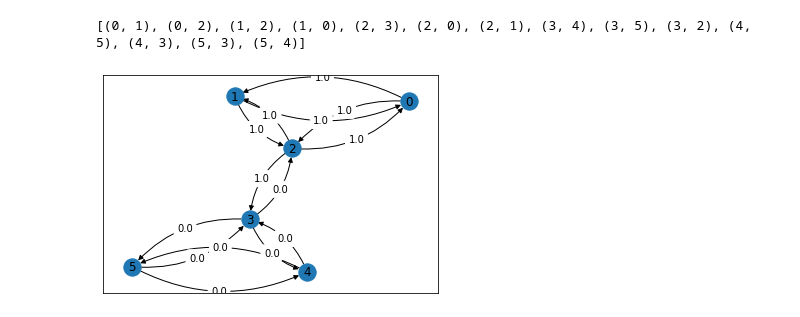
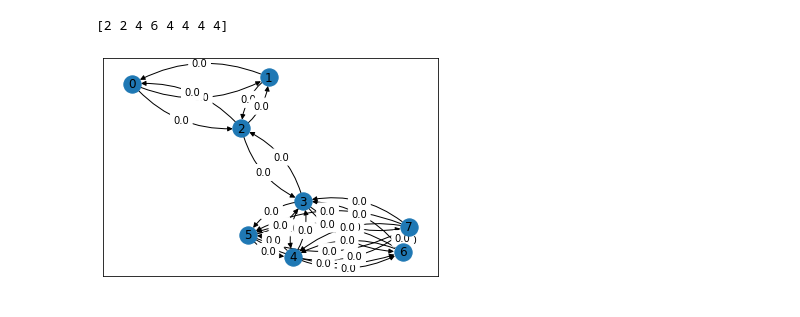
Before and after one commit to Tshou1219/qba, a Jupyter notebook: main.ipynb, the cells around one changed output. Cells and saved outputs as stored; diff of their text form; code cells hidden in the pictures.

```diff
--- a/main.ipynb
+++ b/main.ipynb
@@ -108,10 +114,10 @@ import numpy as np
 
 # 辺を取って外につける
 PATH=[]
-num_of_v=100
+num_of_v=5
 add_v=0
 prob_vertex=[0]
-num_pin=50
+num_pin=1
 qba=QBA().build_comp_graph(num_of_v,PATH)
 for _ in range(num_pin):
     qba.deg=np.append(qba.deg,1)
@@ -123,7 +129,7 @@ for _ in range(num_pin):
 # qba.arcs.extend([(add_v,num_of_v),(num_of_v,add_v),(add_v,num_of_v+1),(num_of_v+1,add_v)])
 qba.arcs.extend([(add_v, num_of_v+a) for a in range(num_pin)])
 qba.arcs.extend([(num_of_v+a,add_v) for a in range(num_pin)])
-# print(qba.arcs)
+print(qba.arcs)
 for a in range(num_pin):
     qba.arcs.remove((add_v,add_v+a+1))
     qba.arcs.remove((add_v+a+1,add_v))
@@ -131,10 +137,10 @@ for a in range(num_pin):
 #print(qba.deg)
 
 qba.weights = np.zeros(len(qba.arcs))
-# qba.arc_plot()
+qba.arc_plot()
 for i in range(len(qba.arcs)-num_pin*2):
     qba.weights[i]=1.
 # qba.arc_plot()
-qba.non_flow_grover(250,prob_vertex)
+qba.non_flow_grover(25,prob_vertex)
 qba.plot_origin_prob()
 # %% [output]
@@ -173,22 +210,22 @@ from qba import QBA
 import numpy as np
 
 PATH=[]
-num_of_v_n=3
-num_of_v_m=5
+num_of_v_n=2
+num_of_v_m=3
 add_v=0
 prob_vertex=[a for a in range(num_of_v_n)]
+num_pin=1
 # prob_vertex=[a for a in range(num_of_v_n, num_of_v_m+num_of_v_n)]
 # prob_vertex=[0]
-print(prob_vertex)
 qba=QBA().build_comp_biber_graph(num_of_v_n,num_of_v_m,PATH)
 qba.deg=np.append(qba.deg,1)
 qba.deg[add_v]+=1
 qba.arcs.extend([(add_v,num_of_v_n+num_of_v_m),(num_of_v_n+num_of_v_m, add_v)])
 qba.weights = np.zeros(len(qba.arcs))
-for i in range(len(qba.arcs)-2):
-    qba.weights[i]=1.
-# qba.arc_plot()
-qba.non_flow_grover(250,prob_vertex)
+# for i in range(len(qba.arcs)-2):
+#     qba.weights[i]=1.
+qba.arc_plot()
+qba.non_flow_grover(100,prob_vertex,num_pin)
 qba.plot_origin_prob()
 # %%
 from qba import QBA
@@ -221,21 +265,24 @@ KeyboardInterrupt:
 # %%
 from qba import QBA
 import numpy as np
 
 ## 完全グラフ二つくっつける
+### ミス
 PATH=[]
-num_of_v=3
-prob_vertex=[0]
-qba=QBA().build_comp_add_graph(num_of_v,num_of_v,PATH)
+n=3
+m=5
+prob_vertex=[n-1]
+qba=QBA().build_comp_add_graph(n,m,PATH)
 qba.weights = np.zeros(len(qba.arcs))
-# qba.arc_plot()
-print(qba.arcs)
-for i in range(int (len(qba.arcs)/2)):
-    if qba.arcs[i]!=(num_of_v-1,num_of_v) or qba.arcs[i]!=(num_of_v,num_of_v-1):
-    qba.weights[i]=1.
 qba.arc_plot()
-# qba.non_flow_grover(100,prob_vertex)
+print(qba.deg)
+for i in range(len(qba.arcs)):
+    if qba.arcs[i][0]<n and qba.arcs[i][1]<n:
+        qba.weights[i]=1.
+    # qba.weights[i]=1.
+#qba.arc_plot()
+# qba.non_flow_grover(300,prob_vertex)
 # qba.plot_origin_prob()
 # %% [output]
-[(0, 1), (0, 2), (1, 2), (1, 0), (2, 3), (2, 0), (2, 1), (3, 4), (3, 5), (3, 2), (4, 5), (4, 3), (5, 3), (5, 4)]
+[2 2 4 6 4 4 4 4]
-[figure, old version]
+[figure, new version]
```
Also changed, not shown: parts of 13 cells of this notebook, 13 other files.
